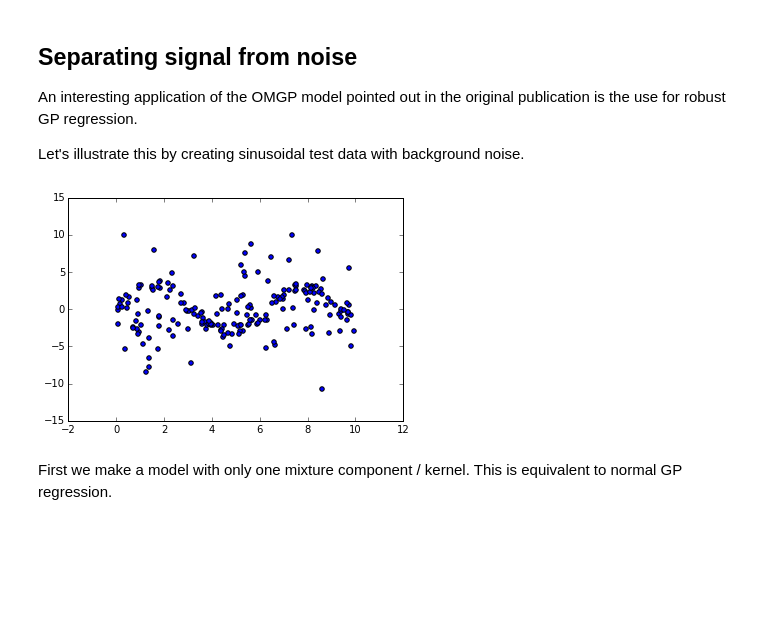
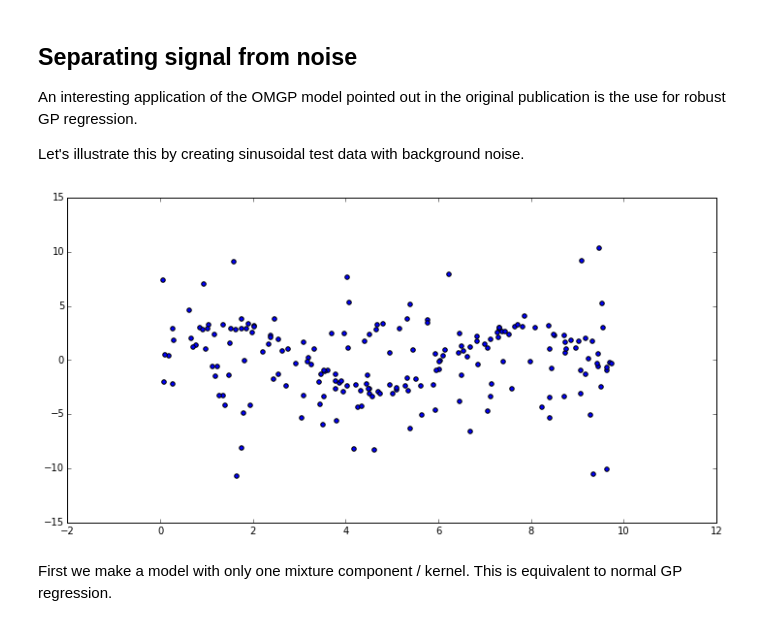
Before and after one commit to SheffieldML/GPclust, a Jupyter notebook: notebooks/OMGP_demo.ipynb, the cells around one changed output. Saved outputs shown, nothing was run; the diff lists cells and outputs as text; code cells hidden in the pictures; blank space fills up the shorter version.

```diff
--- a/notebooks/OMGP_demo.ipynb
+++ b/notebooks/OMGP_demo.ipynb
@@ -18,3 +13,10 @@ from GPclust import OMGP
+# %%
+%matplotlib inline
+import GPy
+from GPclust import OMGP
+import matplotlib
+matplotlib.rcParams['figure.figsize'] = (12,6)
+from matplotlib import pyplot as plt
 # %% [markdown]
 ## Diverging trend seperation
 
@@ -139,10 +126,10 @@ y2 = 3 * np.sin(x2) + 0.5 * np.random.randn(*x2.shape)
 x = np.vstack((x1, x2))
 y = np.vstack((y1, y2))
 # %%
-figsize(6, 4)
+
 plt.scatter(x, y);
 # %% [output]
-[figure, old version]
+[figure, new version]
 # %% [markdown]
 First we make a model with only one mixture component / kernel. This is equivalent to normal GP regression.
 # %%
```
Also changed, not shown: parts of 24 cells of this notebook, 2 other files.
